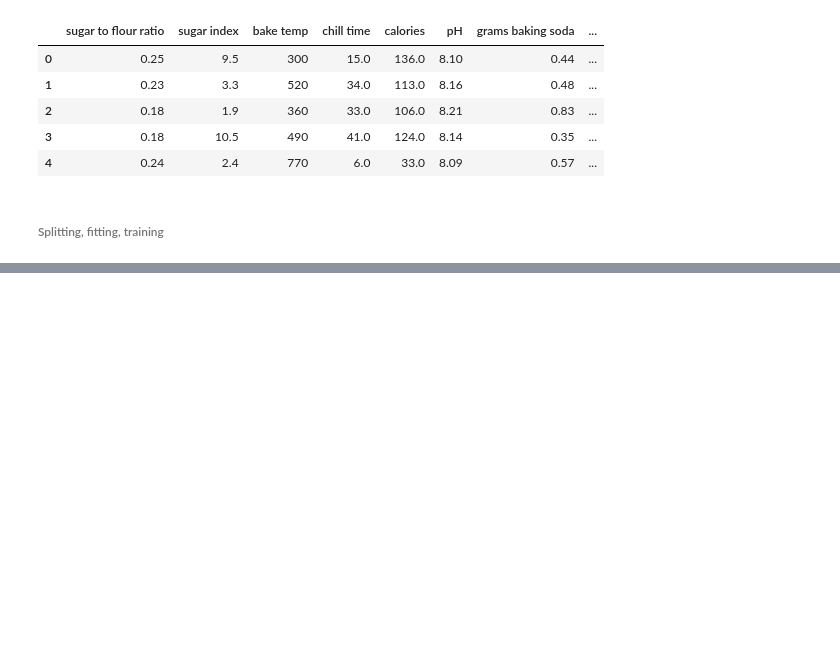
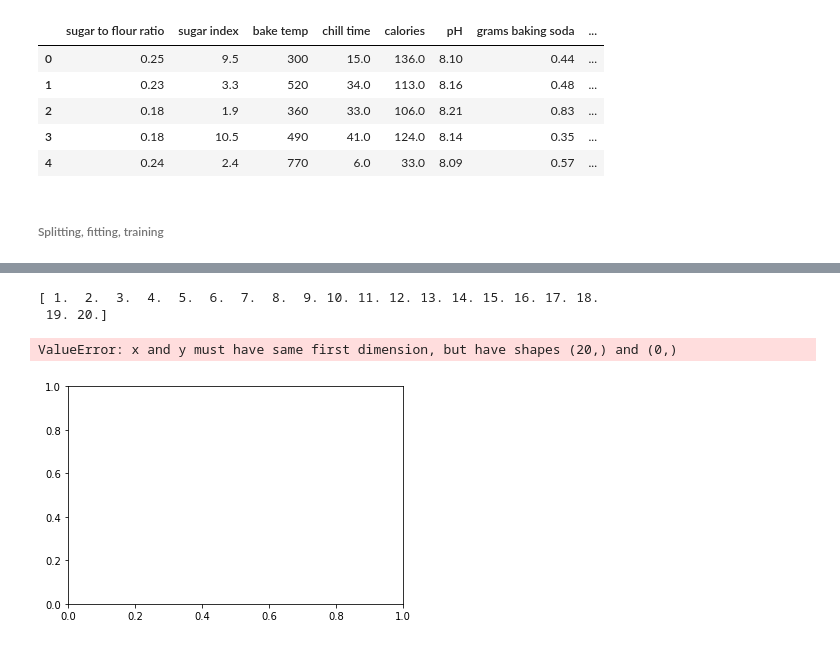
Before and after one commit to wobniarin/Datathon_Cookies, a Jupyter notebook: Jupyter_Notebooks/01 - Machine Learning Model.ipynb, the cells around one changed output, grey strips where cells are left out. Drawn from its saved outputs; the diff is of its cells as text; code cells hidden in the pictures; blank space fills up the shorter version.

Commit message:
in process
tree needs work

```diff
--- a/Jupyter_Notebooks/01 - Machine Learning Model.ipynb
+++ b/Jupyter_Notebooks/01 - Machine Learning Model.ipynb
@@ -181,0 +188,22 @@ SyntaxError: invalid syntax (<ipython-input-59-a8770fed9dcc>, line 1)
+# %%
+max_depths = np.linspace(1, 20, 20, endpoint=True)
+# %%
+print(max_depths)
+# %% [output]
+[ 1.  2.  3.  4.  5.  6.  7.  8.  9. 10. 11. 12. 13. 14. 15. 16. 17. 18.
+ 19. 20.]
+# %%
+train_results = []
+test_results = []
+for max_depth in max_depths:
+    dtree = DecisionTreeClassifier(criterion = "gini", random_state = 100, max_depth=max_depth, min_samples_leaf=5)
+    dtree.fit(X_train, y_train)
+    y_pred = dtree.predict(X_test)
+    accuracy_score(y_test,y_pred)
+# %%
+from matplotlib.legend_handler import HandlerLine2D
+line1, = plt.plot(max_depths, train_results, "r", label="Train Accuracy")
+line2, = plt.plot(max_depths, test_results, "b", label="Test Accuracy")
+# %% [output]
+ValueError: x and y must have same first dimension, but have shapes (20,) and (0,)
+[figure, added]
```
Also changed, not shown: parts of 5 cells of this notebook.
